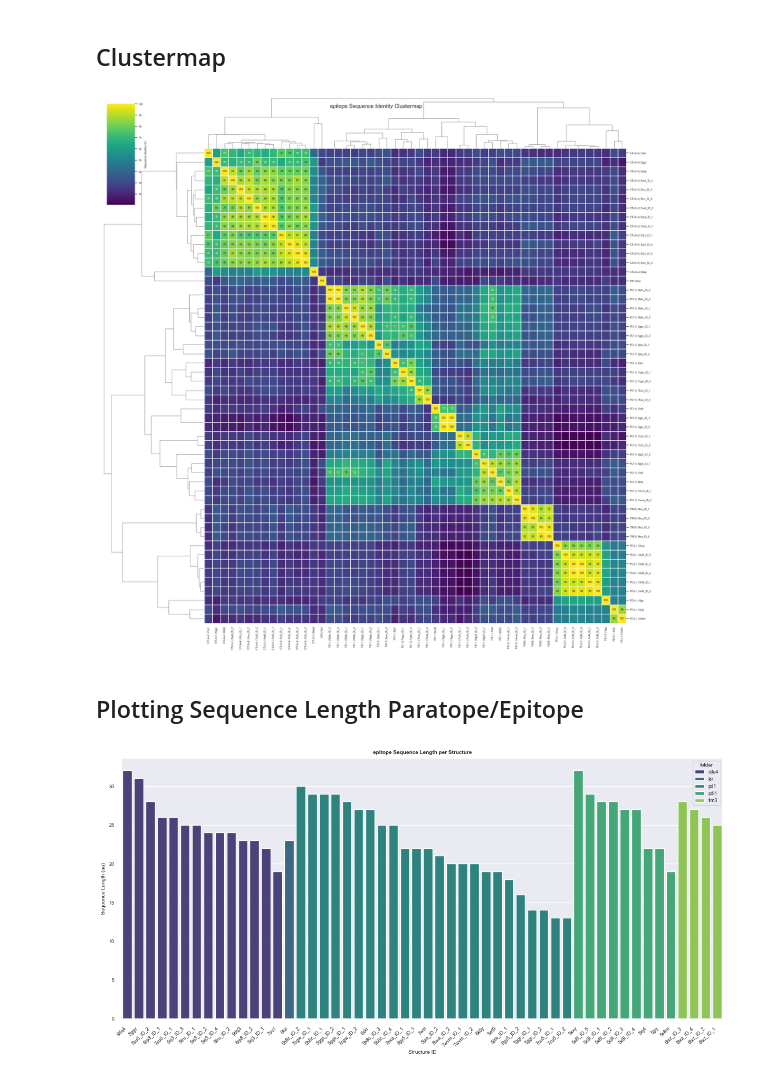
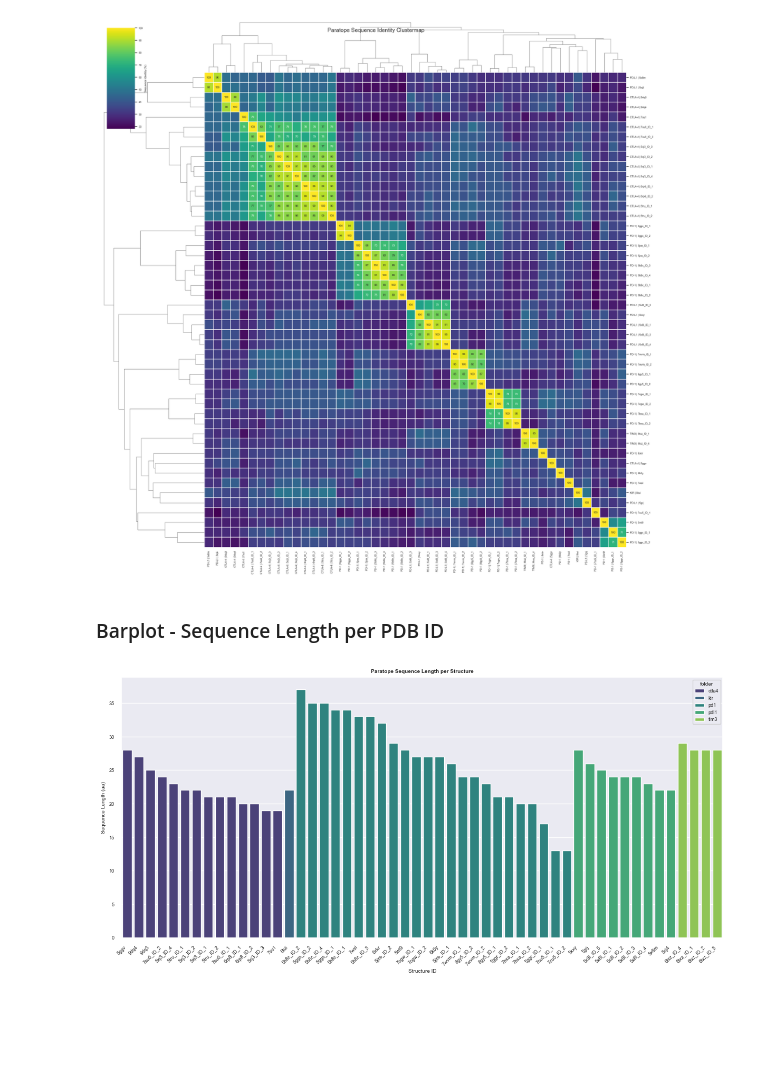
Before and after one commit to datascience-2025-group4/group04-team01, a Jupyter notebook: Structural Analysis_Paratope_Interface.ipynb, the cells around one changed output. Drawn from its saved outputs; the diff is of its cells as text; code cells hidden in the pictures; blank space fills up the shorter version.

```diff
--- a/Structural Analysis_Paratope_Interface.ipynb
+++ b/Structural Analysis_Paratope_Interface.ipynb
@@ -554,8 +527,8 @@ print(df_norm.sort_values("binding_score", ascending=False)[["pdb_id", "binding_
 # %%
 # Sort the dataframe
 df_sorted_bs = df_norm.sort_values(
-    by=["binding_score", "num_hydrogen_bonds", "num_salt_bridges", f"{section}_area"],
-    ascending=[False, False, False, False]  # show top-scoring binders first
+    by=["binding_score", "num_hydrogen_bonds", "num_salt_bridges", "paratope_area"],
+    ascending=[False, False, False, False]
 ).copy()
 # Count appearances
 id_frequencies = Counter(df_sorted_bs["pdb_id"])
@@ -754,6 +731,6 @@ FASTA file saved to 'epitope_sequences.fasta'
 # %%
 # Load sequences
-records = list(SeqIO.parse(f"{section}_sequences.fasta", "fasta"))
+records = list(SeqIO.parse("paratope_sequences.fasta", "fasta"))
 
 # Initialize identity matrix
 matrix = []
@@ -773,7 +750,7 @@ ids = [rec.id for rec in records]
 df_identity = pd.DataFrame(matrix, index=ids, columns=ids)
 
 # Save & show
-df_identity.to_csv(f"{section}_sequence_comparison_matrix.csv")
-print(f" Sequence identity matrix saved to '{section}_sequence_comparison_matrix.csv'")
+df_identity.to_csv("paratope_sequence_comparison_matrix.csv")
+print(" Sequence identity matrix saved to 'paratope_sequence_comparison_matrix.csv'")
 print(df_identity)
 # %% [output]
@@ -798,0 +774,31 @@ print(df_identity)
+# %%
+# 1. Load sequences
+records = list(SeqIO.parse("paratope_sequences.fasta", "fasta"))
+
+# 2. Define PDB IDs to exclude (e.g. due to redundancy or outliers)
+excluded_ids = {"7cu5_ID_2", "5x8l_ID_2", "6txz_ID_2", "6txz_ID_3"}
+
+# 3. Filter records
+records = [rec for rec in records if rec.id not in excluded_ids]
+
+# 4. Initialize identity matrix
+matrix = []
+
+# 5. Compare each pair
+for r1 in records:
+    row = []
+    for r2 in records:
+        alignments = pairwise2.align.globalxx(r1.seq, r2.seq)
+        best = alignments[0]
+        identity = best.score / max(len(r1.seq), len(r2.seq)) * 100
+        row.append(round(identity, 2))
+    matrix.append(row)
+
+# 6. Create a DataFrame
+ids = [rec.id for rec in records]
+df_identity = pd.DataFrame(matrix, index=ids, columns=ids)
+
+# 7. Save and show
+df_identity.to_csv("paratope_sequence_comparison_matrix.csv")
+print("Sequence identity matrix saved to 'paratope_sequence_comparison_matrix.csv'")
+print(df_identity)
@@ -860,52 +886,50 @@ Cleaned-up heatmap saved as 'epitope_identity_heatmap_final.pdf'
-# %% [markdown]
-## Clustermap
 # %%
 # annotate only high identities
 annot_data = df_identity.applymap(lambda x: f"{int(x)}" if x >= 70 else "")
 
 # clustermap
 sns.set(font_scale=0.6)  # smaller font for big matrices
 g = sns.clustermap(
     df_identity,
     cmap="viridis",
     figsize=(20, 20),
     annot=annot_data,
     fmt="",
     linewidths=0.3,
     cbar_kws={"label": "Sequence Identity (%)"},
     dendrogram_ratio=(.2, .1),  # ratio for row/col dendrograms
     xticklabels=True,
     yticklabels=True
 )
 
 #save
-g.fig.suptitle(f"{section} Sequence Identity Clustermap", fontsize=14)
-plt.savefig(f"plots/structural_analysis/{section}_clustermap.pdf", dpi=300, bbox_inches="tight")
+g.fig.suptitle("Paratope Sequence Identity Clustermap", fontsize=14)
+plt.savefig("plots/structural_analysis/paratope_clustermap.pdf", dpi=300, bbox_inches="tight")
 plt.show()
 # %% [output]
-[figure, old version]
+[figure, new version]
-# %% [markdown]
-## Plotting Sequence Length Paratope/Epitope
+# %% [markdown]
+### Barplot - Sequence Length per PDB ID
 # %%
 # Add column with sequence length
-df_seq[f"{section}_length"] = df_seq[f"{section}_sequence"].str.len()
+df_seq["paratope_length"] = df_seq["paratope_sequence"].str.len()
 
 # Sort
-df_seq_sorted_by_length = df_seq.sort_values(by=["folder", f"{section}_length"], ascending=[True, False])
+df_seq_sorted_by_length = df_seq.sort_values(by=["folder", "paratope_length"], ascending=[True, False])
 
 # Plot
 plt.figure(figsize=(12, 6))
-sns.barplot(data=df_seq_sorted_by_length, x="structure_id", y=f"{section}_length", hue="folder", dodge=False, palette="viridis")
+sns.barplot(data=df_seq_sorted_by_length, x="structure_id", y="paratope_length", hue="folder", dodge=False, palette="viridis")
 
-plt.title(f"{section} Sequence Length per Structure")
+plt.title("Paratope Sequence Length per Structure")
 plt.xlabel("Structure ID")
 plt.ylabel("Sequence Length (aa)")
 plt.xticks(rotation=45, ha="right")
 plt.tight_layout()
-plt.savefig(f"plots/structural_analysis/{section}_sequence_lengths.pdf", bbox_inches='tight')
+plt.savefig("plots/structural_analysis/paratope_sequence_lengths.pdf", bbox_inches='tight')
 plt.show()
 # %% [output]
-[figure, old version]
+[figure, new version]
 # %%
 # === Step 1: Load the distance matrix ===
 # Replace with your actual distance matrix CSV
```
Also changed, not shown: parts of 54 cells of this notebook, 49 other files.
